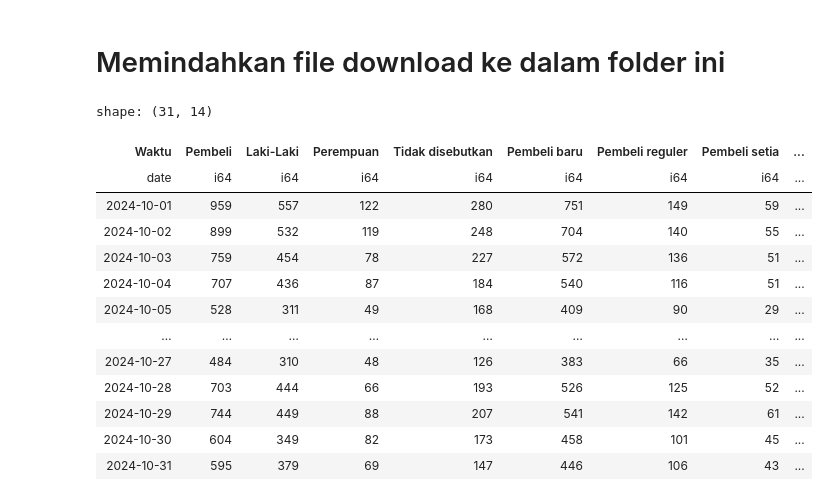
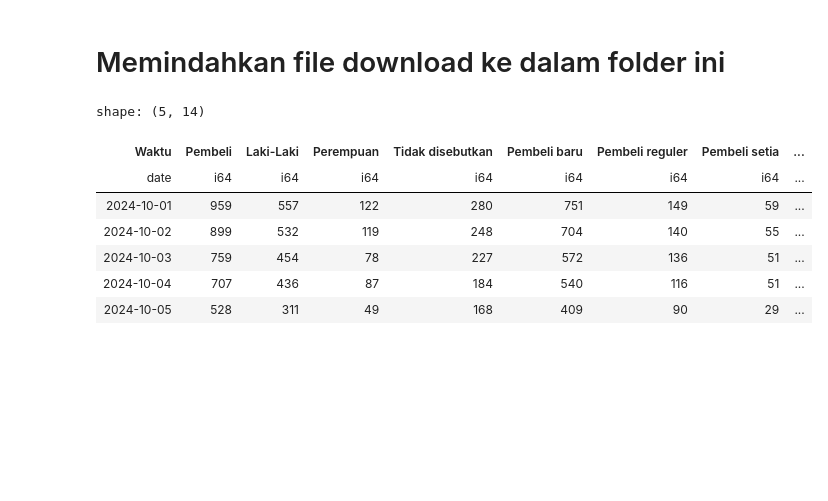
Before and after one commit to alifnurhadi/Visualization_Alif, a Jupyter notebook: Visualization.ipynb, the cells around one changed output. Drawn from its saved outputs; the diff is of its cells as text; code cells hidden in the pictures; blank space fills up the shorter version.

```diff
--- a/Visualization.ipynb
+++ b/Visualization.ipynb
@@ -16,28 +17,22 @@ table2 = {
     'skip_rows':5
 }
 # %%
-harian = pl.read_csv('Ugreen.csv')
+harian = pl.read_csv('Ugreen.csv',skip_rows=1)
 harian = harian.with_columns([
     pl.col('Followers').str.replace(pattern=',',value='').cast(pl.Int64),
     pl.col(['Pembeli','Pembeli baru']).str.replace(pattern=',',value='').cast(pl.Int64),
     pl.col('Waktu').str.strptime(pl.Date,format='%d/%m/%Y')
     ])
-harian
+harian.head()
 # %% [output]
-shape: (31, 14)
+shape: (5, 14)
 | Waktu | Pembeli | Laki-Laki | Perempuan | Tidak disebutkan | Pembeli baru | Pembeli reguler | Pembeli setia | ... |
 | date | i64 | i64 | i64 | i64 | i64 | i64 | i64 | ... |
 | 2024-10-01 | 959 | 557 | 122 | 280 | 751 | 149 | 59 | ... |
 | 2024-10-02 | 899 | 532 | 119 | 248 | 704 | 140 | 55 | ... |
 | 2024-10-03 | 759 | 454 | 78 | 227 | 572 | 136 | 51 | ... |
 | 2024-10-04 | 707 | 436 | 87 | 184 | 540 | 116 | 51 | ... |
 | 2024-10-05 | 528 | 311 | 49 | 168 | 409 | 90 | 29 | ... |
-| … | … | … | … | … | … | … | … | ... |
-| 2024-10-27 | 484 | 310 | 48 | 126 | 383 | 66 | 35 | ... |
-| 2024-10-28 | 703 | 444 | 66 | 193 | 526 | 125 | 52 | ... |
-| 2024-10-29 | 744 | 449 | 88 | 207 | 541 | 142 | 61 | ... |
-| 2024-10-30 | 604 | 349 | 82 | 173 | 458 | 101 | 45 | ... |
-| 2024-10-31 | 595 | 379 | 69 | 147 | 446 | 106 | 43 | ... |
 # %%
 import matplotlib.pyplot as plt
 import seaborn as sns
```
Also changed, not shown: parts of 22 cells of this notebook, 3 other files.
